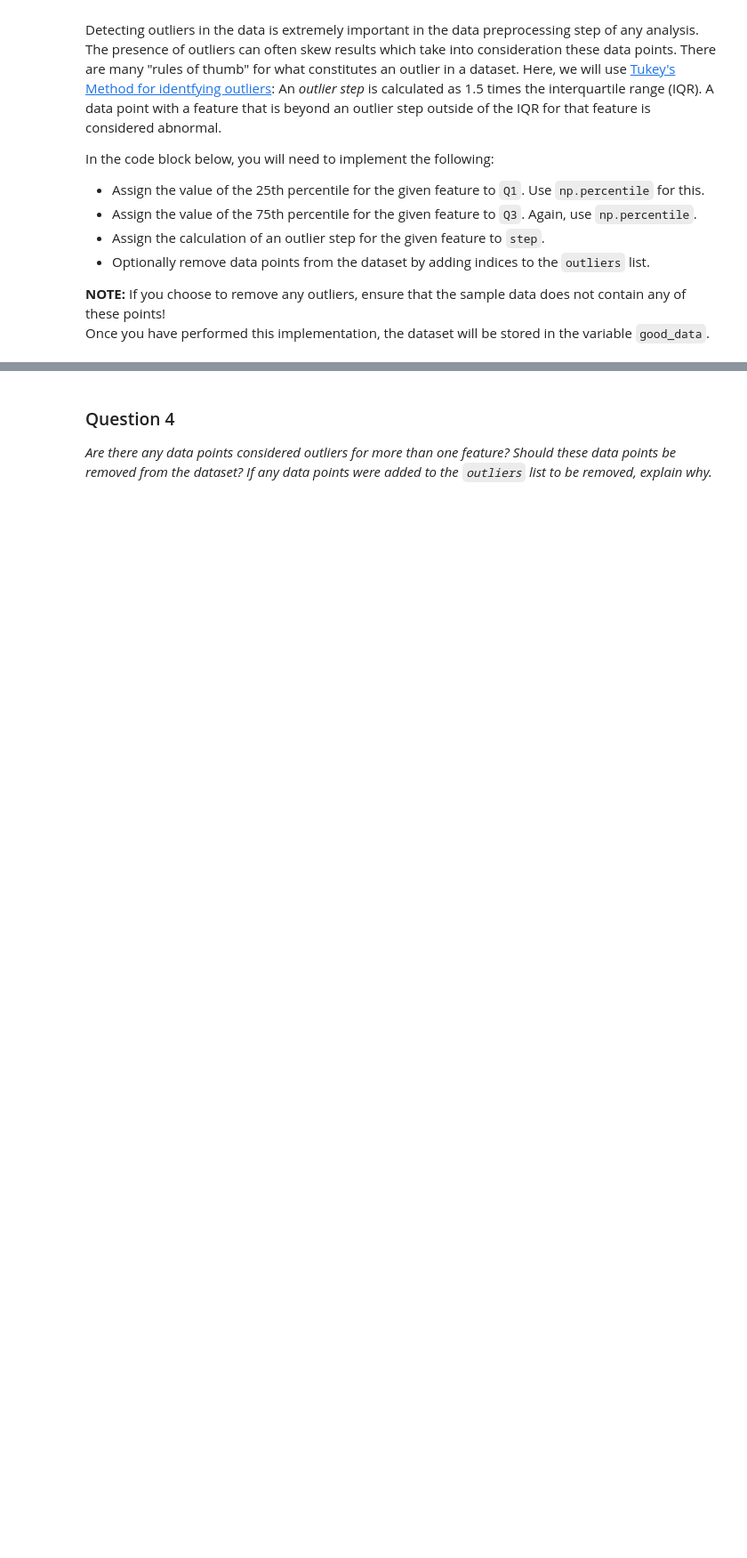
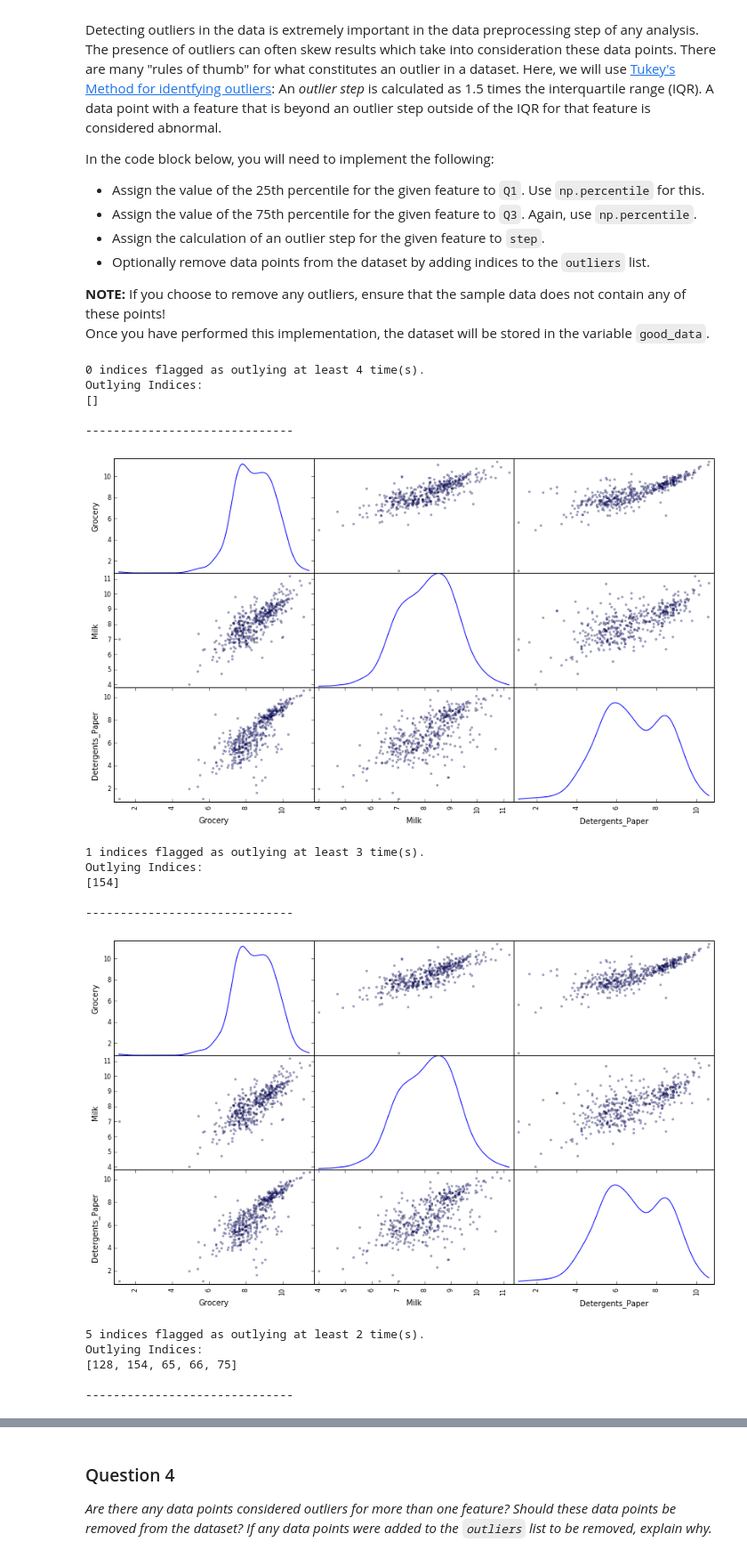
Before and after one commit to bb-blud/Udacity_Machine, a Jupyter notebook: P3/customer_segments.ipynb, the cells around one changed output, grey strips where cells are left out. Shown at 89% size. Drawn from its saved outputs; the diff is of its cells as text; code cells hidden in the pictures; blank space fills up the shorter version.

```diff
--- a/P3/customer_segments.ipynb
+++ b/P3/customer_segments.ipynb
@@ -205,10 +205,10 @@ In the code block below, you will need to implement the following:
  - Assign a copy of the sample data to `log_samples` after applying a logrithm scaling. Again, use `np.log`.
 # %%
 # TODO: Scale the data using the natural logarithm
-log_data = data.applymap(np.log)
+log_data = np.log(data)
 
 # TODO: Scale the sample data using the natural logarithm
-log_samples = samples.applymap(np.log)
+log_samples = np.log(samples)
 
 # Produce a scatter matrix for each pair of newly-transformed features
 pd.scatter_matrix(log_data, alpha = 0.3, figsize = (14,8), diagonal = 'kde');
@@ -280,0 +271,43 @@ good_data = log_data.drop(log_data.index[outliers]).reset_index(drop = True)
+# %%
+import matplotlib.pyplot as plt
+# OPTIONAL: Select the indices for data points you wish to remove
+##
+
+# Singling out correlating features for observation
+correlations = log_data[ ['Grocery', 'Milk', 'Detergents_Paper'] ]
+
+for max_outlies in range(1,5):
+    outliers = [i for i in repeats if repeats[i] >= max_outlies]
+
+    # Remove the outliers
+    correlations.drop(correlations.index[outliers]).reset_index(drop = True)
+
+    pd.scatter_matrix(correlations, alpha = 0.3, figsize = (14,8), diagonal = 'kde');
+    plt.show()
+
+    print "{} indices flagged as outlying at least {} time(s).".format(len(outliers), max_outlies)
+    print "Outlying Indices:"
+    print outliers
+    print
+    print '------------------------------\n'
+
+#log_data.drop(log_data.index[outliers]).reset_index(drop = True)
+# Display correlating features without outliers
+# %% [output]
+0 indices flagged as outlying at least 4 time(s).
+Outlying Indices:
+[]
+
+------------------------------
+[figure, added]
+1 indices flagged as outlying at least 3 time(s).
+Outlying Indices:
+[154]
+
+------------------------------
+[figure, added]
+5 indices flagged as outlying at least 2 time(s).
+Outlying Indices:
+[128, 154, 65, 66, 75]
+
+------------------------------
```
Also changed, not shown: parts of 6 cells of this notebook, 1 other file.
